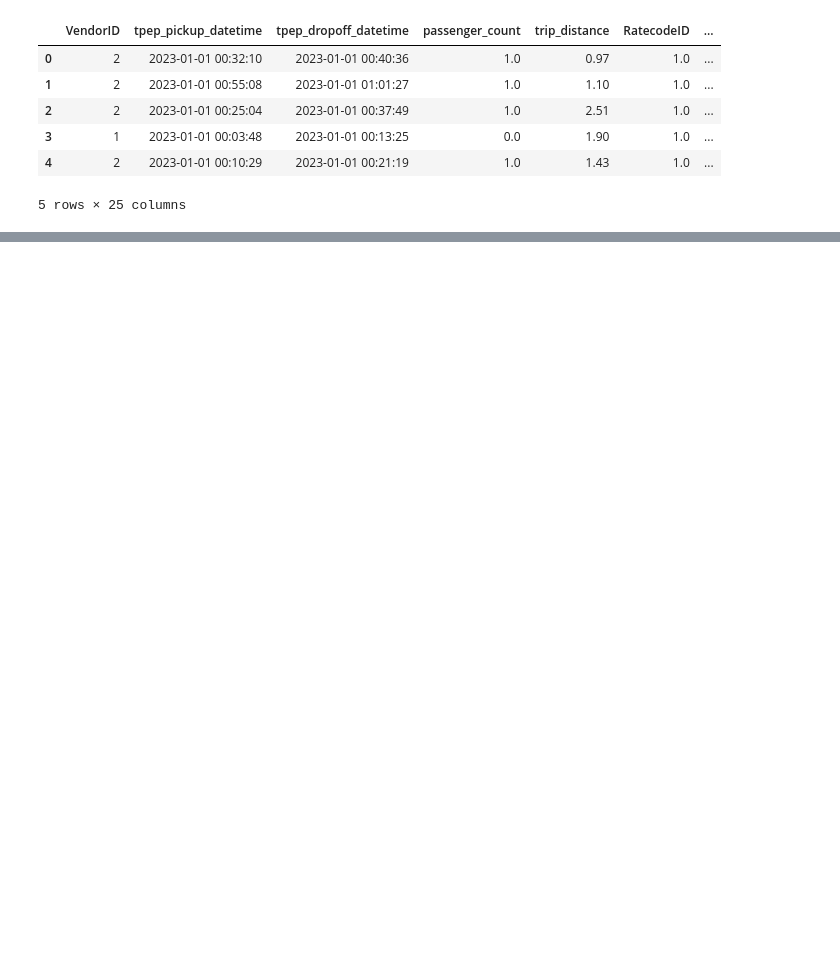
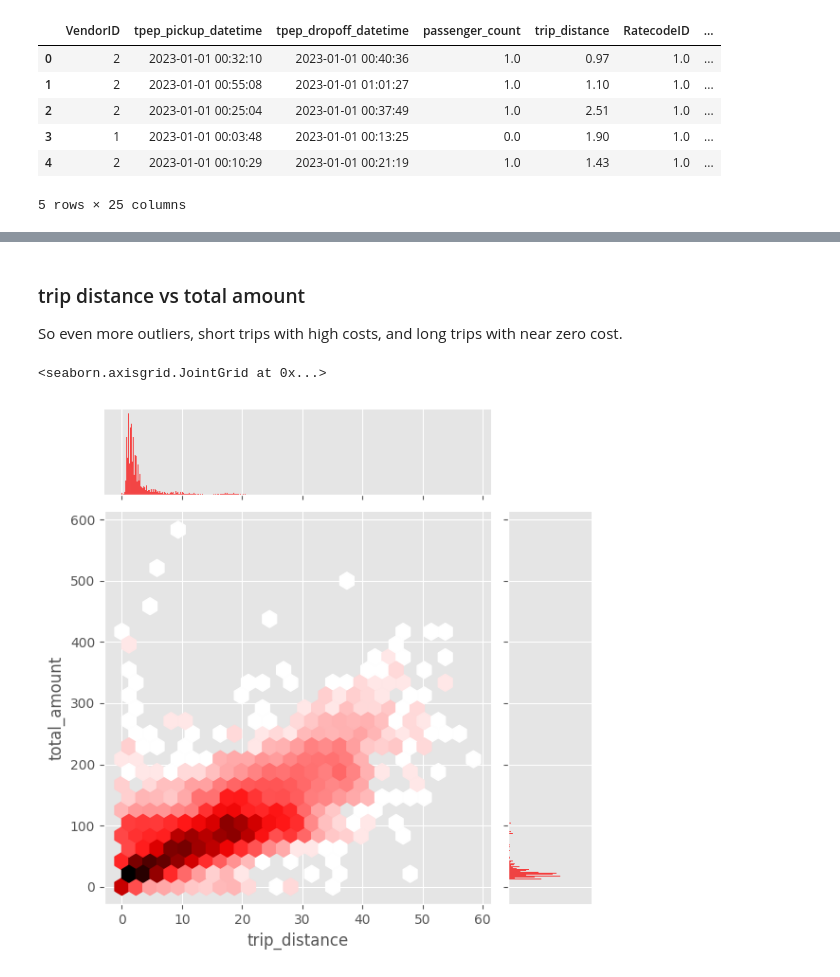
Before and after one commit to CptQuak/taxi, a Jupyter notebook: exploration/exploration.ipynb, the cells around one changed output, grey strips where cells are left out. Cells and saved outputs as stored; diff of their text form; code cells hidden in the pictures; blank space fills up the shorter version.

```diff
--- a/exploration/exploration.ipynb
+++ b/exploration/exploration.ipynb
@@ -99,0 +88,10 @@ df[df['trip_distance'] == 0]
+# %% [markdown]
+### trip distance vs total amount
+
+So even more outliers, short trips with high costs, and long trips with near zero cost.
+# %%
+sns.jointplot(df_avgrides, x='trip_distance', y='total_amount', kind="hex", color='red', ratio=4,
+              joint_kws=dict(bins='log', gridsize=25))
+# %% [output]
+<seaborn.axisgrid.JointGrid at 0x...>
+[figure, added]
```
Also changed, not shown: parts of 18 cells of this notebook.
